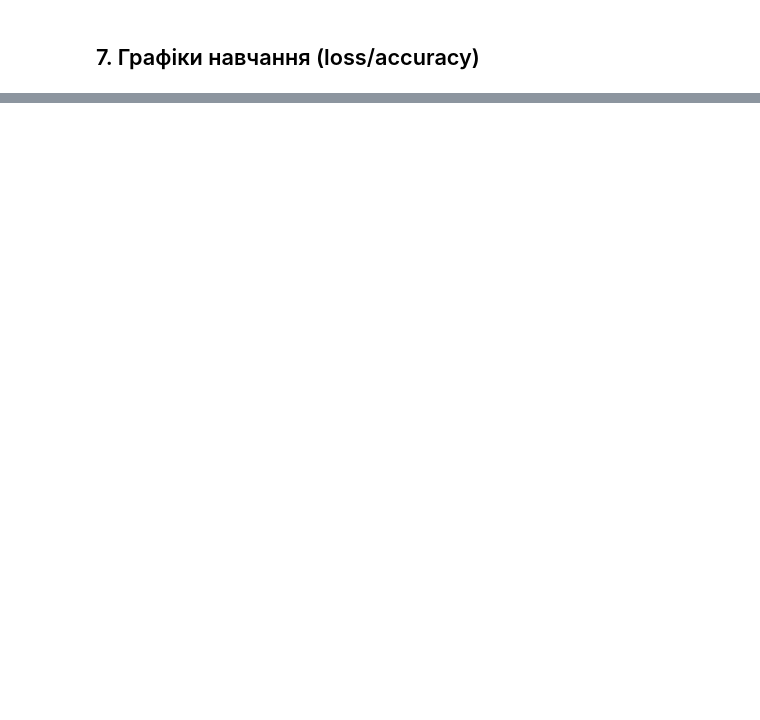
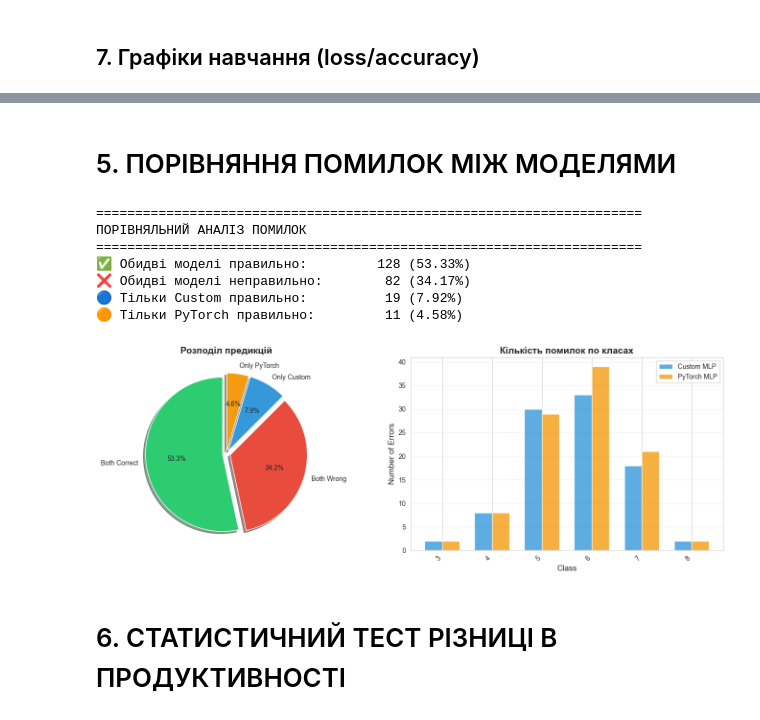
Before and after one commit to Doromido/ML-FeI-43, a Jupyter notebook: Lab5.ipynb, the cells around one changed output, grey strips where cells are left out. Saved outputs shown, nothing was run; the diff lists cells and outputs as text; code cells hidden in the pictures; blank space fills up the shorter version.

```diff
--- a/Lab5.ipynb
+++ b/Lab5.ipynb
@@ -375,0 +582,79 @@ plot_confusion_matrix(y_test.numpy(), y_pred_custom, y_pred_pt, class_names)
+# %% [markdown]
+# 5. ПОРІВНЯННЯ ПОМИЛОК МІЖ МОДЕЛЯМИ
+# %%
+def analyze_error_comparison(y_true, y_pred_custom, y_pred_pt, class_names):
+    """Аналіз помилок: де моделі помиляються по-різному"""
+
+    custom_correct = (y_pred_custom == y_true)
+    pt_correct = (y_pred_pt == y_true)
+
+    both_correct = np.sum(custom_correct & pt_correct)
+    both_wrong = np.sum(~custom_correct & ~pt_correct)
+    only_custom_correct = np.sum(custom_correct & ~pt_correct)
+    only_pt_correct = np.sum(~custom_correct & pt_correct)
+
+    print("\n" + "="*70)
+    print("ПОРІВНЯЛЬНИЙ АНАЛІЗ ПОМИЛОК")
+    print("="*70)
+    print(f"✅ Обидві моделі правильно:        {both_correct:4d} ({both_correct/len(y_true)*100:.2f}%)")
+    print(f"❌ Обидві моделі неправильно:      {both_wrong:4d} ({both_wrong/len(y_true)*100:.2f}%)")
+    print(f"🔵 Тільки Custom правильно:        {only_custom_correct:4d} ({only_custom_correct/len(y_true)*100:.2f}%)")
+    print(f"🟠 Тільки PyTorch правильно:       {only_pt_correct:4d} ({only_pt_correct/len(y_true)*100:.2f}%)")
+
+    # Візуалізація
+    fig, axes = plt.subplots(1, 2, figsize=(14, 5))
+
+    # Pie chart
+    labels = ['Both Correct', 'Both Wrong', 'Only Custom', 'Only PyTorch']
+    sizes = [both_correct, both_wrong, only_custom_correct, only_pt_correct]
+    colors = ['#2ecc71', '#e74c3c', '#3498db', '#f39c12']
+    explode = (0.05, 0.05, 0.05, 0.05)
+
+    axes[0].pie(sizes, explode=explode, labels=labels, colors=colors,
+                autopct='%1.1f%%', shadow=True, startangle=90)
+    axes[0].set_title('Розподіл предикцій', fontsize=14, fontweight='bold')
+
+    # Bar chart - помилки по класах
+    custom_errors_per_class = []
+    pt_errors_per_class = []
+
+    for i in range(len(class_names)):
+        mask = (y_true == i)
+        custom_errors_per_class.append(np.sum(~custom_correct[mask]))
+        pt_errors_per_class.append(np.sum(~pt_correct[mask]))
+
+    x = np.arange(len(class_names))
+    width = 0.35
+
+    axes[1].bar(x - width/2, custom_errors_per_class, width, label='Custom MLP',
+                color='#3498db', alpha=0.8)
+    axes[1].bar(x + width/2, pt_errors_per_class, width, label='PyTorch MLP',
+                color='#f39c12', alpha=0.8)
+
+    axes[1].set_xlabel('Class', fontsize=12)
+    axes[1].set_ylabel('Number of Errors', fontsize=12)
+    axes[1].set_title('Кількість помилок по класах', fontsize=14, fontweight='bold')
+    axes[1].set_xticks(x)
+    axes[1].set_xticklabels(class_names, rotation=45, ha='right')
+    axes[1].legend()
+    axes[1].grid(True, alpha=0.3, axis='y')
+
+    plt.tight_layout()
+    plt.show()
+
+    return custom_correct, pt_correct
+
+custom_correct, pt_correct = analyze_error_comparison(
+    y_test_np, y_pred_custom_np, y_pred_pt_np, class_names
+)
+# %% [output]
+======================================================================
+ПОРІВНЯЛЬНИЙ АНАЛІЗ ПОМИЛОК
+======================================================================
+✅ Обидві моделі правильно:         128 (53.33%)
+❌ Обидві моделі неправильно:        82 (34.17%)
+🔵 Тільки Custom правильно:          19 (7.92%)
+🟠 Тільки PyTorch правильно:         11 (4.58%)
+[figure, added]
+# %% [markdown]
+# 6. СТАТИСТИЧНИЙ ТЕСТ РІЗНИЦІ В ПРОДУКТИВНОСТІ
```
Also changed, not shown: parts of 23 cells of this notebook.
